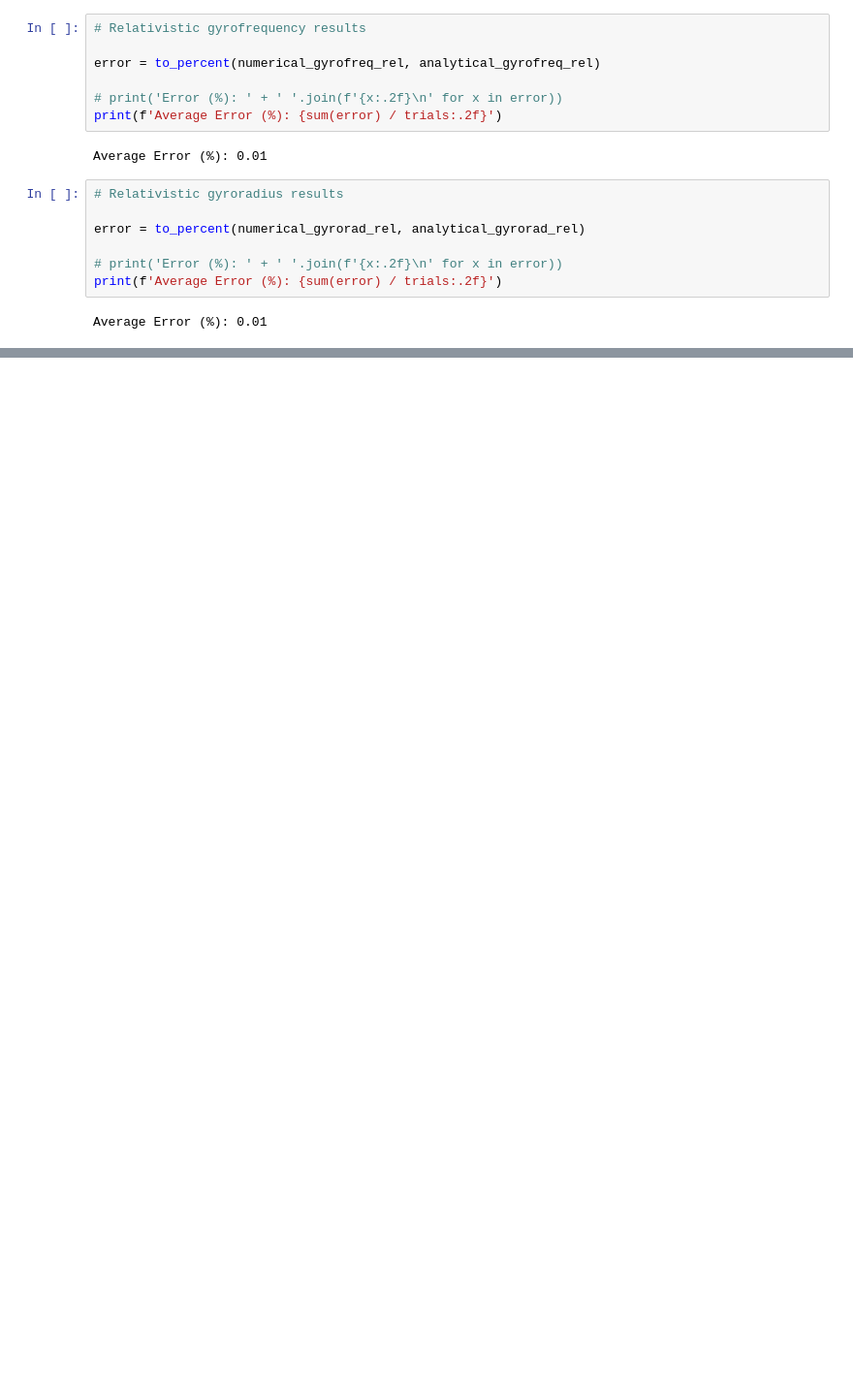
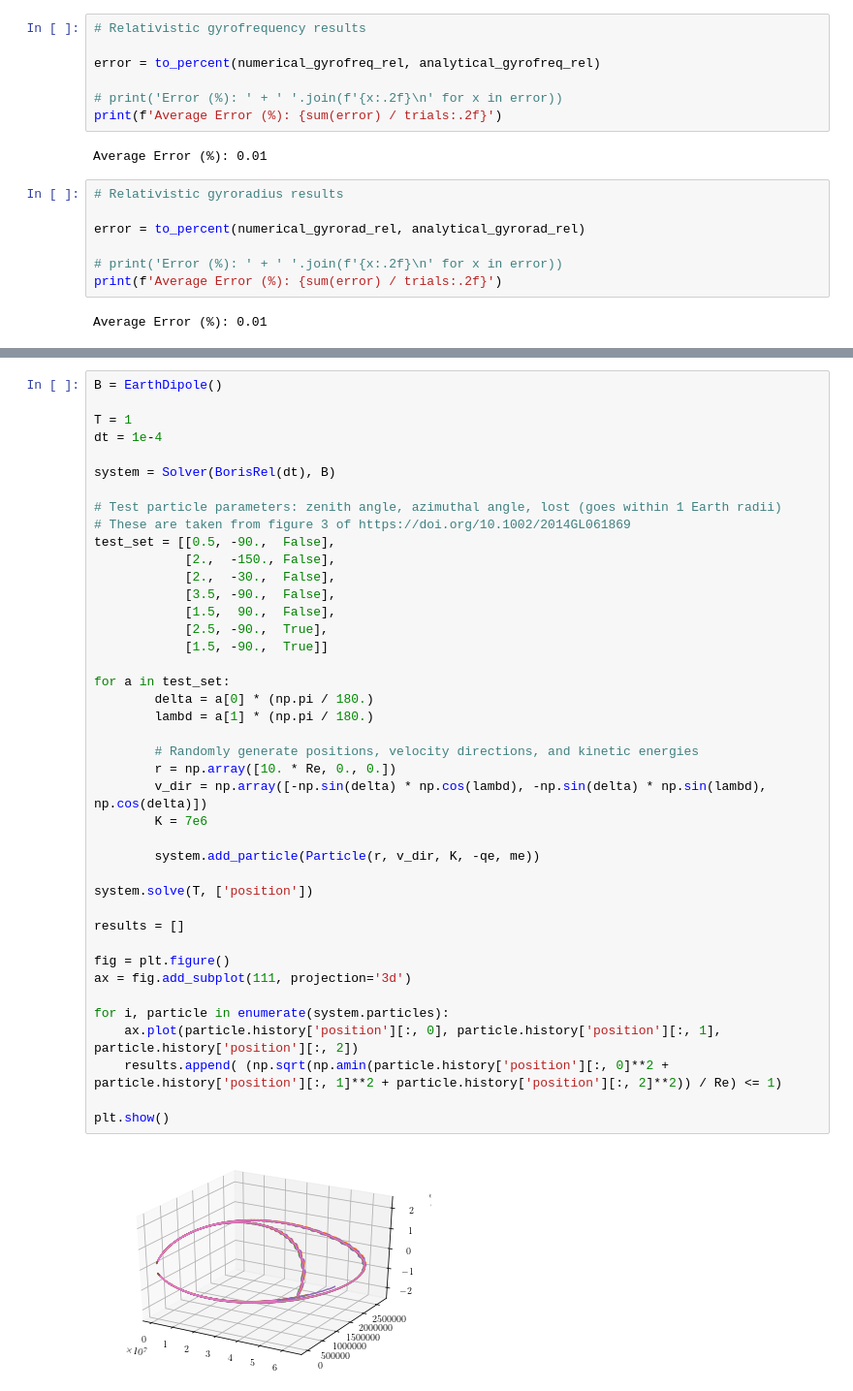
Before and after one commit to zbeever/cpt-solver, a Jupyter notebook: validation.ipynb, the cells around one changed output, grey strips where cells are left out. Shown: that part at 97% size. Drawn from its saved outputs; the diff is of its cells as text; blank space fills up the shorter version.

```diff
--- a/validation.ipynb
+++ b/validation.ipynb
@@ -416,0 +476,43 @@ Average Error (%): 11.27
+# %%
+B = EarthDipole()
+
+T = 1
+dt = 1e-4
+
+system = Solver(BorisRel(dt), B)
+
+# Test particle parameters: zenith angle, azimuthal angle, lost (goes within 1 Earth radii)
+# These are taken from figure 3 of https://doi.org/10.1002/2014GL061869
+test_set = [[0.5, -90.,  False],
+            [2.,  -150., False],
+            [2.,  -30.,  False],
+            [3.5, -90.,  False],
+            [1.5,  90.,  False],
+            [2.5, -90.,  True],
+            [1.5, -90.,  True]]
+
+for a in test_set:
+        delta = a[0] * (np.pi / 180.)
+        lambd = a[1] * (np.pi / 180.)
+
+        # Randomly generate positions, velocity directions, and kinetic energies
+        r = np.array([10. * Re, 0., 0.])
+        v_dir = np.array([-np.sin(delta) * np.cos(lambd), -np.sin(delta) * np.sin(lambd), np.cos(delta)])
+        K = 7e6
+
+        system.add_particle(Particle(r, v_dir, K, -qe, me))
+
+system.solve(T, ['position'])
+
+results = []
+
+fig = plt.figure()
+ax = fig.add_subplot(111, projection='3d')
+
+for i, particle in enumerate(system.particles):
+    ax.plot(particle.history['position'][:, 0], particle.history['position'][:, 1], particle.history['position'][:, 2])
+    results.append( (np.sqrt(np.amin(particle.history['position'][:, 0]**2 + particle.history['position'][:, 1]**2 + particle.history['position'][:, 2]**2)) / Re) <= 1)
+
+plt.show()
+# %% [output]
+[figure, added]
```
Also changed, not shown: parts of 12 cells of this notebook.
